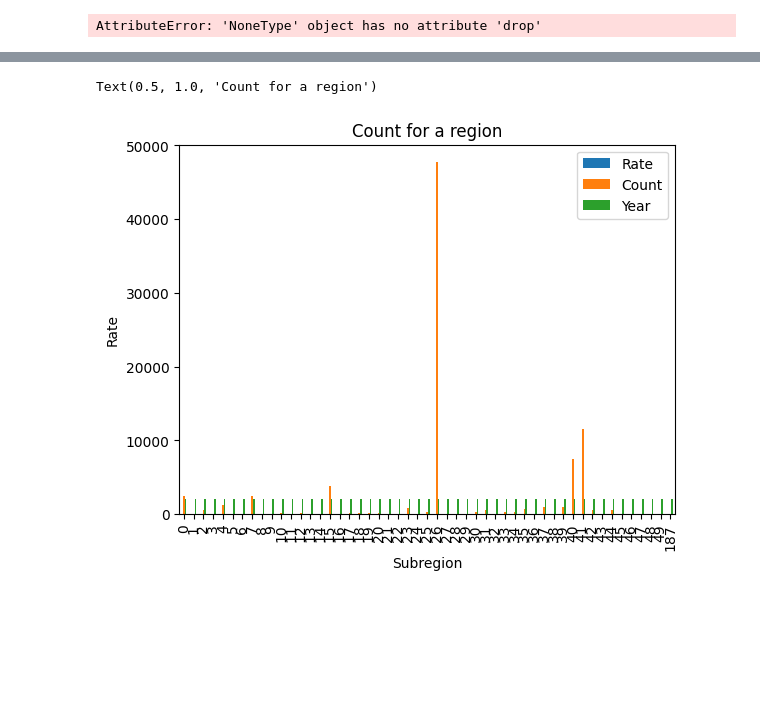
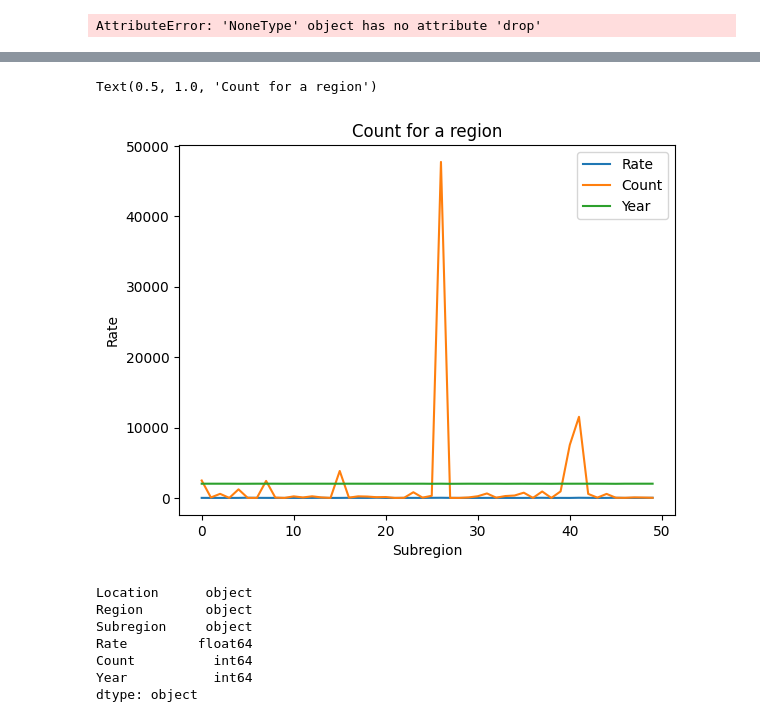
Before and after one commit to aminase/python-data-analysis, a Jupyter notebook: home.ipynb, the cells around one changed output, grey strips where cells are left out. Cells and saved outputs as stored; diff of their text form; code cells hidden in the pictures; blank space fills up the shorter version.

```diff
--- a/home.ipynb
+++ b/home.ipynb
@@ -436,8 +436,18 @@ df
 # %%
-df.plot(kind="bar")
+df.plot(kind="line")
 plt.ylabel("Rate")
 plt.xlabel("Subregion")
 plt.title("Count for a region")
 # %% [output]
 Text(0.5, 1.0, 'Count for a region')
-[figure, old version]
+[figure, new version]
+# %%
+df.dtypes
+# %% [output]
+Location      object
+Region        object
+Subregion     object
+Rate         float64
+Count          int64
+Year           int64
+dtype: object
```
Also changed, not shown: parts of 3 cells of this notebook.
